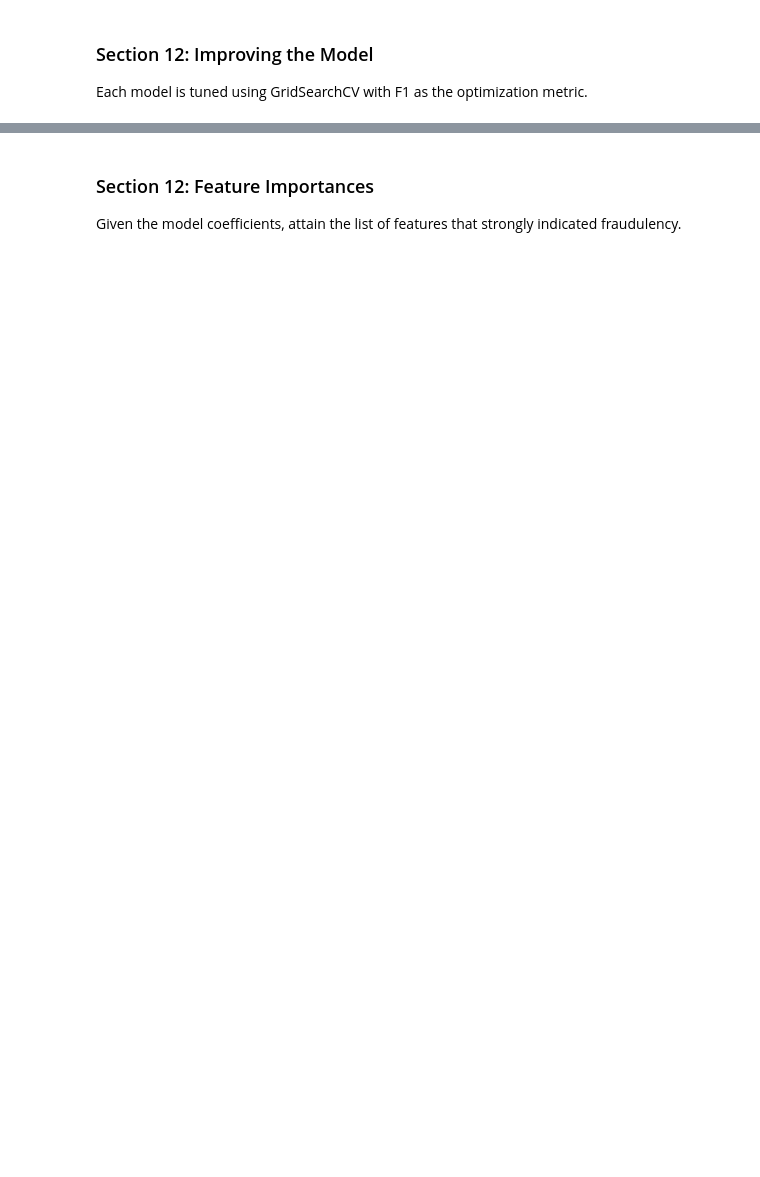
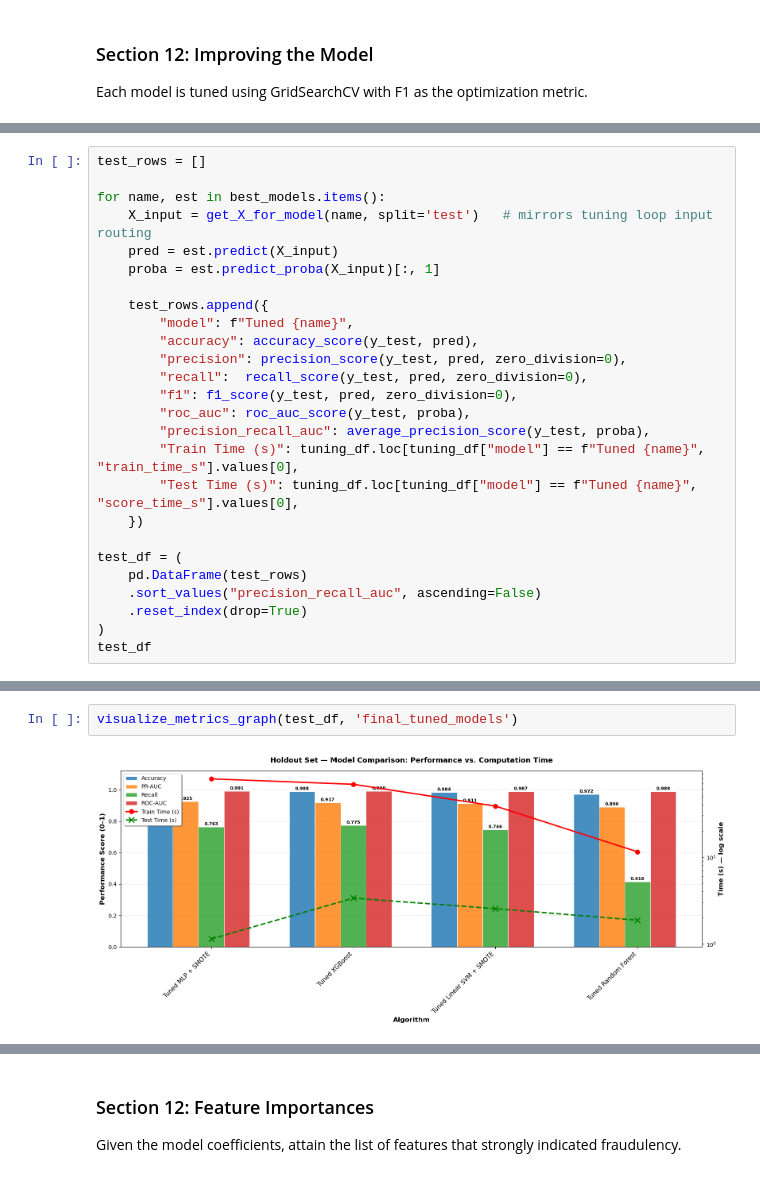
Before and after one commit to antaerus/fluffy-goggles, a Jupyter notebook: exploratory_data_analysis.ipynb, the cells around one changed output, grey strips where cells are left out. Drawn from its saved outputs; the diff is of its cells as text; blank space fills up the shorter version.

```diff
--- a/exploratory_data_analysis.ipynb
+++ b/exploratory_data_analysis.ipynb
@@ -1056,0 +1326,26 @@ You can try to debug the error by setting error_score='raise'.
+# %%
+test_rows = []
+
+for name, est in best_models.items():
+    X_input = get_X_for_model(name, split='test')   # mirrors tuning loop input routing
+    pred = est.predict(X_input)
+    proba = est.predict_proba(X_input)[:, 1]
+
+    test_rows.append({
+        "model": f"Tuned {name}",
+        "accuracy": accuracy_score(y_test, pred),
+        "precision": precision_score(y_test, pred, zero_division=0),
+        "recall":  recall_score(y_test, pred, zero_division=0),
+        "f1": f1_score(y_test, pred, zero_division=0),
+        "roc_auc": roc_auc_score(y_test, proba),
+        "precision_recall_auc": average_precision_score(y_test, proba),
+        "Train Time (s)": tuning_df.loc[tuning_df["model"] == f"Tuned {name}", "train_time_s"].values[0],
+        "Test Time (s)": tuning_df.loc[tuning_df["model"] == f"Tuned {name}", "score_time_s"].values[0],
+    })
+
+test_df = (
+    pd.DataFrame(test_rows)
+    .sort_values("precision_recall_auc", ascending=False)
+    .reset_index(drop=True)
+)
+test_df
@@ -1057 +1358,5 @@ You can try to debug the error by setting error_score='raise'.
+# %%
+visualize_metrics_graph(test_df, 'final_tuned_models')
+# %% [output]
+[figure, added]
 # %%
```
Also changed, not shown: parts of 23 cells of this notebook, 9 other files.
